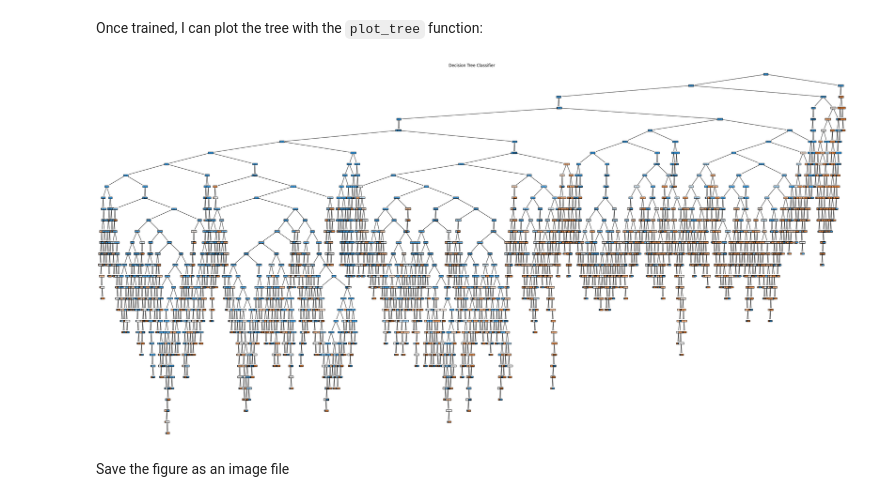
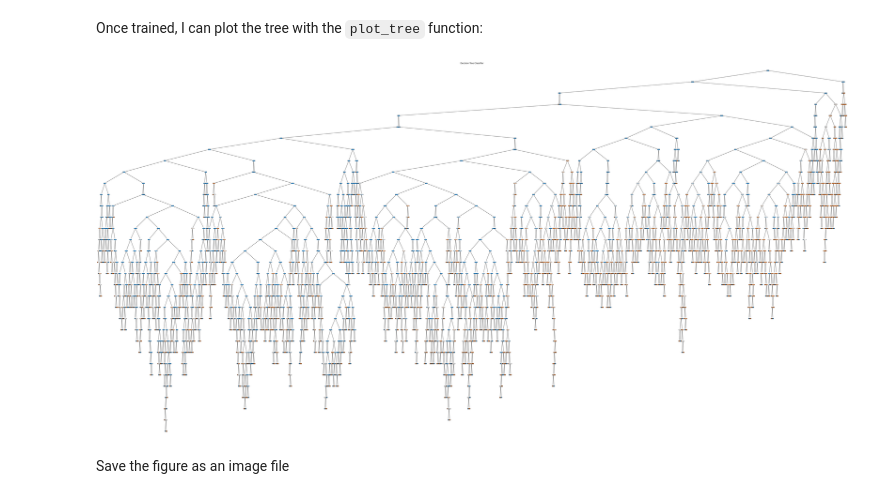
Before and after one commit to A-Alexander-code/IA-Projects, a Jupyter notebook: 06 - Online Payment Fraud Detection/online_payments_fraud_detection.ipynb, the cells around one changed output. Cells and saved outputs as stored; diff of their text form; code cells hidden in the pictures.

```diff
--- a/06 - Online Payment Fraud Detection/online_payments_fraud_detection.ipynb
+++ b/06 - Online Payment Fraud Detection/online_payments_fraud_detection.ipynb
@@ -148,12 +148,12 @@ print(model.score(X_test, y_test))
 Once trained, I can plot the tree with the `plot_tree` function:
 # %%
 # Plot decision tree
-plt.figure(figsize=(40, 20))
+plt.figure(figsize=(80, 40))
 plot_tree(model, filled=True, feature_names=["type", "amount", "oldbalanceOrg", "newbalanceOrig"], class_names=["Not Fraud", "Fraud"])
 plt.title("Decision Tree Classifier")
 plt.show()
 # %% [output]
-[figure, old version]
+[figure, new version]
 # %% [markdown]
 Save the figure as an image file
 # %%
```
Also changed, not shown: parts of 1 cell of this notebook, 3 other files.
